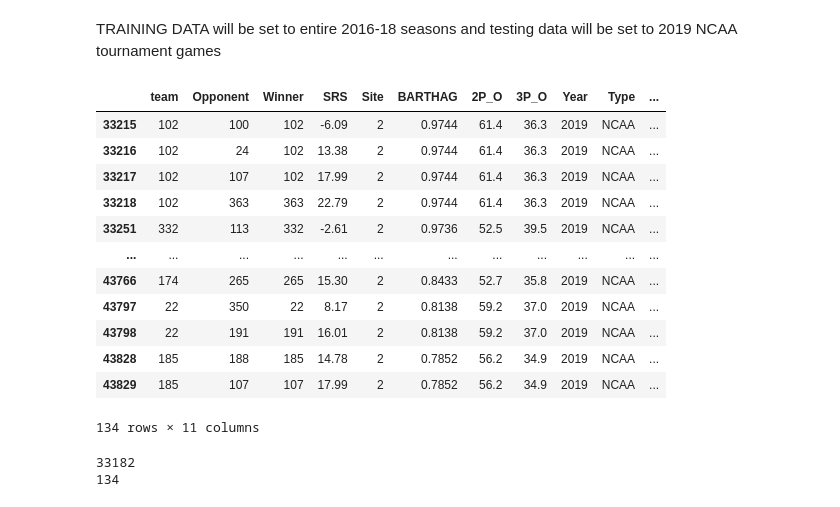
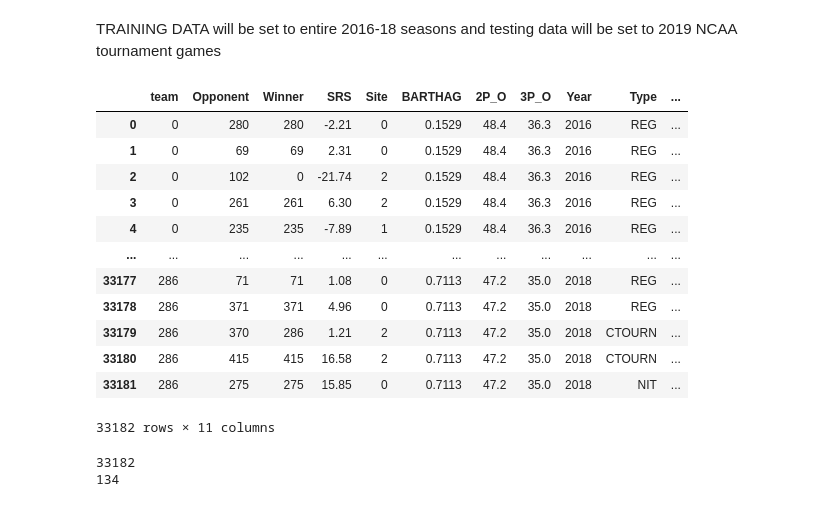
Before and after one commit to ktian9/svm-cs490, a Jupyter notebook: svm_notebook_v2.ipynb, the cells around one changed output. Cells and saved outputs as stored; diff of their text form; code cells hidden in the pictures.

```diff
--- a/svm_notebook_v2.ipynb
+++ b/svm_notebook_v2.ipynb
@@ -214,23 +220,23 @@ TRAINING DATA will be set to entire 2016-18 seasons and testing data will be set
 # %%
 
 training_set = converted_season.loc[converted_season["Year"] <= 2018] # training set
 testing_set = converted_season.loc[(converted_season["Year"] == 2019) & (converted_season["Type"] == "NCAA")] # testing set
 
-testing_set
+training_set
 # %% [output]
 |  | team | Opponent | Winner | SRS | Site | BARTHAG | 2P_O | 3P_O | Year | Type | ... |
-| 33215 | 102 | 100 | 102 | -6.09 | 2 | 0.9744 | 61.4 | 36.3 | 2019 | NCAA | ... |
-| 33216 | 102 | 24 | 102 | 13.38 | 2 | 0.9744 | 61.4 | 36.3 | 2019 | NCAA | ... |
-| 33217 | 102 | 107 | 102 | 17.99 | 2 | 0.9744 | 61.4 | 36.3 | 2019 | NCAA | ... |
-| 33218 | 102 | 363 | 363 | 22.79 | 2 | 0.9744 | 61.4 | 36.3 | 2019 | NCAA | ... |
-| 33251 | 332 | 113 | 332 | -2.61 | 2 | 0.9736 | 52.5 | 39.5 | 2019 | NCAA | ... |
+| 0 | 0 | 280 | 280 | -2.21 | 0 | 0.1529 | 48.4 | 36.3 | 2016 | REG | ... |
+| 1 | 0 | 69 | 69 | 2.31 | 0 | 0.1529 | 48.4 | 36.3 | 2016 | REG | ... |
+| 2 | 0 | 102 | 0 | -21.74 | 2 | 0.1529 | 48.4 | 36.3 | 2016 | REG | ... |
+| 3 | 0 | 261 | 261 | 6.30 | 2 | 0.1529 | 48.4 | 36.3 | 2016 | REG | ... |
+| 4 | 0 | 235 | 235 | -7.89 | 1 | 0.1529 | 48.4 | 36.3 | 2016 | REG | ... |
 | ... | ... | ... | ... | ... | ... | ... | ... | ... | ... | ... | ... |
-| 43766 | 174 | 265 | 265 | 15.30 | 2 | 0.8433 | 52.7 | 35.8 | 2019 | NCAA | ... |
-| 43797 | 22 | 350 | 22 | 8.17 | 2 | 0.8138 | 59.2 | 37.0 | 2019 | NCAA | ... |
-| 43798 | 22 | 191 | 191 | 16.01 | 2 | 0.8138 | 59.2 | 37.0 | 2019 | NCAA | ... |
-| 43828 | 185 | 188 | 185 | 14.78 | 2 | 0.7852 | 56.2 | 34.9 | 2019 | NCAA | ... |
-| 43829 | 185 | 107 | 107 | 17.99 | 2 | 0.7852 | 56.2 | 34.9 | 2019 | NCAA | ... |
+| 33177 | 286 | 71 | 71 | 1.08 | 0 | 0.7113 | 47.2 | 35.0 | 2018 | REG | ... |
+| 33178 | 286 | 371 | 371 | 4.96 | 0 | 0.7113 | 47.2 | 35.0 | 2018 | REG | ... |
+| 33179 | 286 | 370 | 286 | 1.21 | 2 | 0.7113 | 47.2 | 35.0 | 2018 | CTOURN | ... |
+| 33180 | 286 | 415 | 415 | 16.58 | 2 | 0.7113 | 47.2 | 35.0 | 2018 | CTOURN | ... |
+| 33181 | 286 | 275 | 275 | 15.85 | 0 | 0.7113 | 47.2 | 35.0 | 2018 | NIT | ... |
-134 rows × 11 columns
+33182 rows × 11 columns
 # %%
 training_set = training_set.drop(["Year", "Type"], axis=1) #drop year and type as they are not used for predictions only for data selection
 testing_set = testing_set.drop(["Year", "Type"], axis=1)
```
Also changed, not shown: parts of 13 cells of this notebook.
